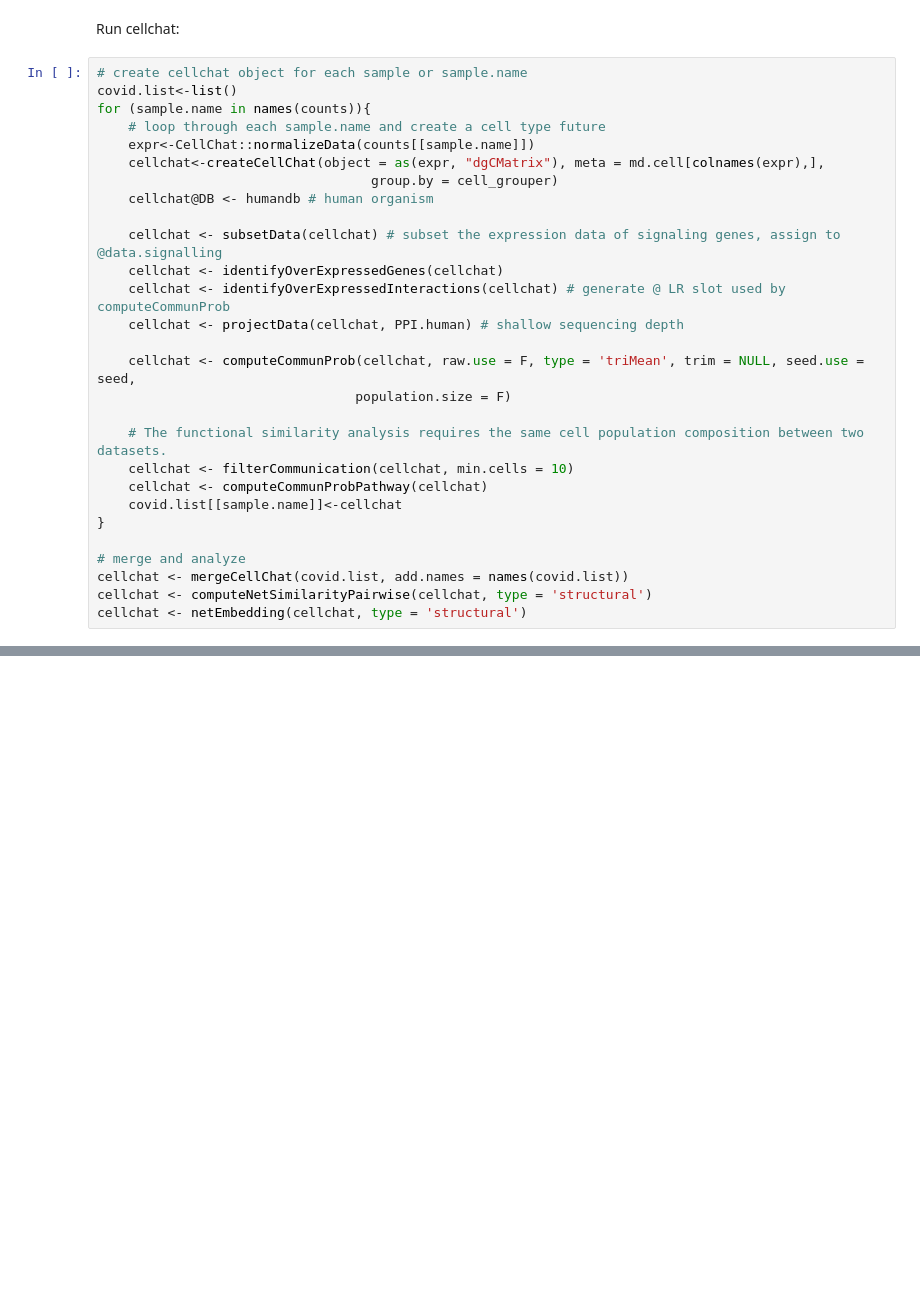
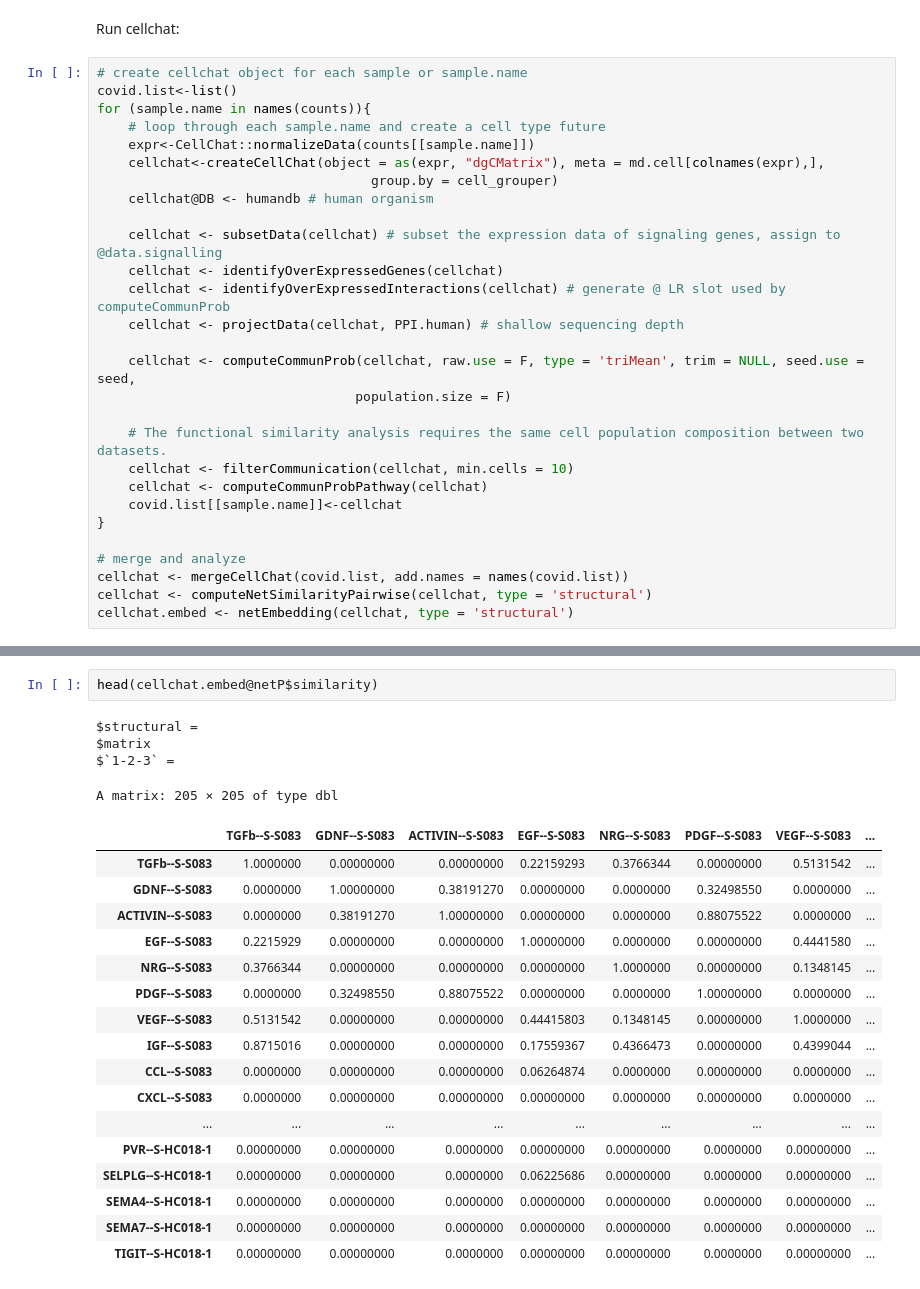
Before and after one commit to hmbaghdassarian/c2c_sim, a Jupyter notebook: cellchat_for_tensor/05_cellchat_classification.ipynb, the cells around one changed output, grey strips where cells are left out. Drawn from its saved outputs; the diff is of its cells as text; blank space fills up the shorter version.

```diff
--- a/cellchat_for_tensor/05_cellchat_classification.ipynb
+++ b/cellchat_for_tensor/05_cellchat_classification.ipynb
@@ -96,4 +96,4 @@ for (sample.name in names(counts)){
 # merge and analyze
 cellchat <- mergeCellChat(covid.list, add.names = names(covid.list))
 cellchat <- computeNetSimilarityPairwise(cellchat, type = 'structural')
-cellchat <- netEmbedding(cellchat, type = 'structural')
+cellchat.embed <- netEmbedding(cellchat, type = 'structural')
@@ -99,0 +121,24 @@ cellchat <- netEmbedding(cellchat, type = 'structural')
+# %%
+head(cellchat.embed@netP$similarity)
+# %% [output]
+$structural =
+$matrix
+$`1-2-3` =
+A matrix: 205 × 205 of type dbl
+|  | TGFb--S-S083 | GDNF--S-S083 | ACTIVIN--S-S083 | EGF--S-S083 | NRG--S-S083 | PDGF--S-S083 | VEGF--S-S083 | ... |
+| TGFb--S-S083 | 1.0000000 | 0.00000000 | 0.00000000 | 0.22159293 | 0.3766344 | 0.00000000 | 0.5131542 | ... |
+| GDNF--S-S083 | 0.0000000 | 1.00000000 | 0.38191270 | 0.00000000 | 0.0000000 | 0.32498550 | 0.0000000 | ... |
+| ACTIVIN--S-S083 | 0.0000000 | 0.38191270 | 1.00000000 | 0.00000000 | 0.0000000 | 0.88075522 | 0.0000000 | ... |
+| EGF--S-S083 | 0.2215929 | 0.00000000 | 0.00000000 | 1.00000000 | 0.0000000 | 0.00000000 | 0.4441580 | ... |
+| NRG--S-S083 | 0.3766344 | 0.00000000 | 0.00000000 | 0.00000000 | 1.0000000 | 0.00000000 | 0.1348145 | ... |
+| PDGF--S-S083 | 0.0000000 | 0.32498550 | 0.88075522 | 0.00000000 | 0.0000000 | 1.00000000 | 0.0000000 | ... |
+| VEGF--S-S083 | 0.5131542 | 0.00000000 | 0.00000000 | 0.44415803 | 0.1348145 | 0.00000000 | 1.0000000 | ... |
+| IGF--S-S083 | 0.8715016 | 0.00000000 | 0.00000000 | 0.17559367 | 0.4366473 | 0.00000000 | 0.4399044 | ... |
+| CCL--S-S083 | 0.0000000 | 0.00000000 | 0.00000000 | 0.06264874 | 0.0000000 | 0.00000000 | 0.0000000 | ... |
+| CXCL--S-S083 | 0.0000000 | 0.00000000 | 0.00000000 | 0.00000000 | 0.0000000 | 0.00000000 | 0.0000000 | ... |
+| ... | ... | ... | ... | ... | ... | ... | ... | ... |
+| PVR--S-HC018-1 | 0.00000000 | 0.00000000 | 0.0000000 | 0.00000000 | 0.00000000 | 0.0000000 | 0.00000000 | ... |
+| SELPLG--S-HC018-1 | 0.00000000 | 0.00000000 | 0.0000000 | 0.06225686 | 0.00000000 | 0.0000000 | 0.00000000 | ... |
+| SEMA4--S-HC018-1 | 0.00000000 | 0.00000000 | 0.0000000 | 0.00000000 | 0.00000000 | 0.0000000 | 0.00000000 | ... |
+| SEMA7--S-HC018-1 | 0.00000000 | 0.00000000 | 0.0000000 | 0.00000000 | 0.00000000 | 0.0000000 | 0.00000000 | ... |
+| TIGIT--S-HC018-1 | 0.00000000 | 0.00000000 | 0.0000000 | 0.00000000 | 0.00000000 | 0.0000000 | 0.00000000 | ... |
```
Also changed, not shown: parts of 9 cells of this notebook, 5 other files.
